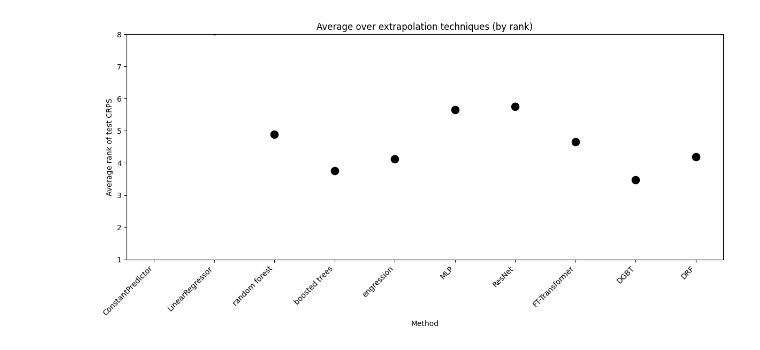
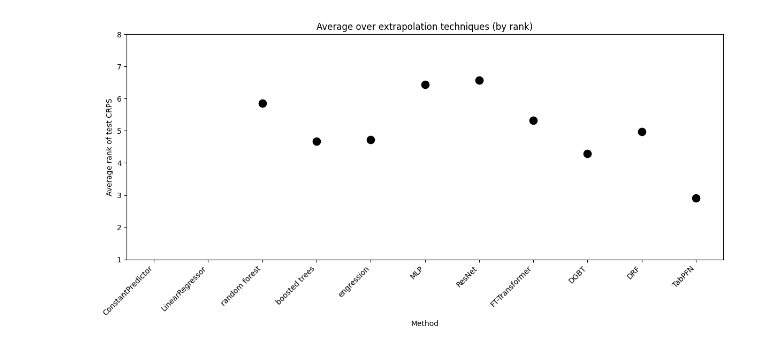
Before and after one commit to alicestratula/master_thesis, a Jupyter notebook: analysis/ranks_CRPS.ipynb, the cells around one changed output. Saved outputs shown, nothing was run; the diff lists cells and outputs as text; code cells hidden in the pictures.

```diff
--- a/analysis/ranks_CRPS.ipynb
+++ b/analysis/ranks_CRPS.ipynb
@@ -110,37 +112,38 @@ method_order = [
     'ConstantPredictor', 'LinearRegressor',
     'RandomForestClassifier', 'RandomForestRegressor',
     'LGBMClassifier', 'LGBMRegressor', 'Engression',
-    'MLP', 'ResNet', 'FTTransformer', 'DGBT', 'DRF'
+    'MLP', 'ResNet', 'FTTransformer', 'DGBT', 'DRF', 'TabPFNRegressor'
 ]
 overall = overall.set_index('model').reindex(method_order).reset_index()
 
 # 3) Map to display names
 rename_map = {
     'RandomForestClassifier':'random forest',
     'RandomForestRegressor':'random forest',
     'LGBMClassifier':       'boosted trees',
     'LGBMRegressor':        'boosted trees',
     'Engression':           'engression',
     'MLP':                  'MLP',
     'ResNet':               'ResNet',
     'FTTransformer':        'FT-Transformer',
     'DGBT':                 'DGBT',
     'DRF':                  'DRF',
+    'TabPFNRegressor':     'TabPFN'
 }
 overall['Method'] = overall['model'].map(rename_map).fillna(overall['model'])
 
 
 plt.figure(figsize=(12,6))
 sns.scatterplot(data=overall, x='Method', y='Mean', color='black', s=150)
 plt.xticks(rotation=45, ha='right')
 plt.ylabel('Average rank of test CRPS')
 plt.xlabel('Method')
 plt.title('Average over extrapolation techniques (by rank)')
 plt.ylim(1, 8)
 plt.tight_layout()
 
 os.makedirs('PICTURES', exist_ok=True)
 plt.savefig('PICTURES/average_rank_CRPS.png', bbox_inches='tight')
 plt.show()
 # %% [output]
-[figure, old version]
+[figure, new version]
```
Also changed, not shown: parts of 2 cells of this notebook, 21 other files.
